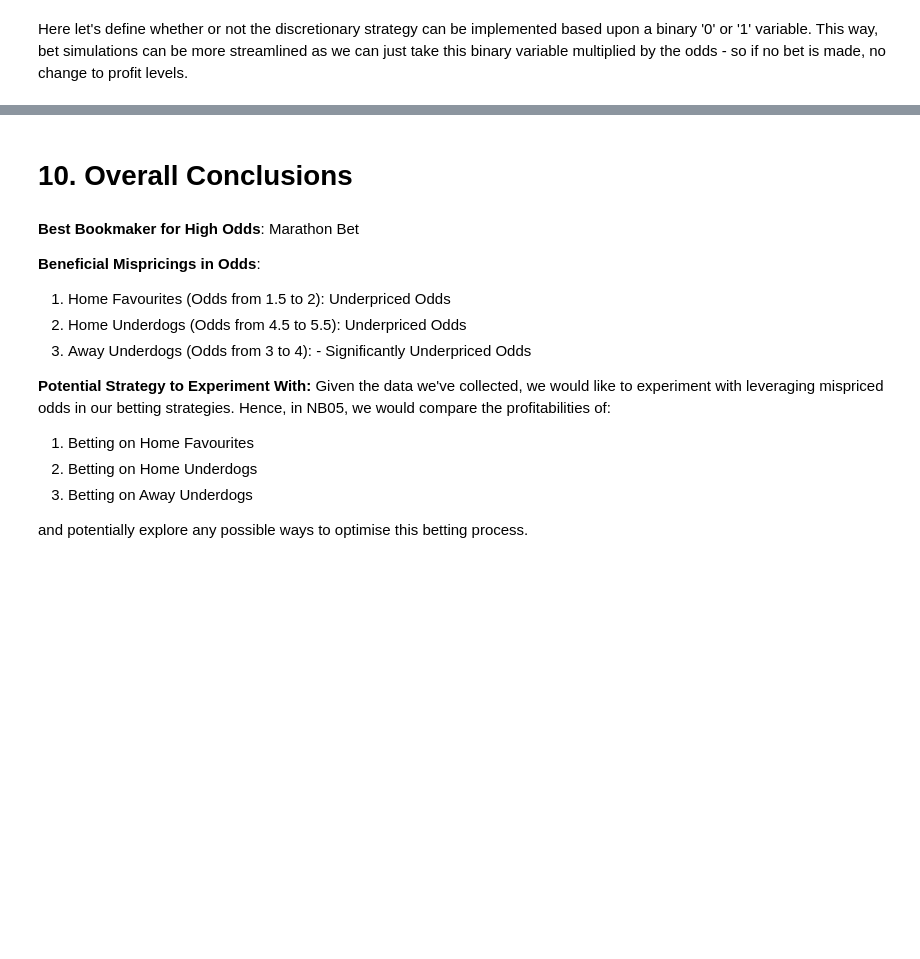
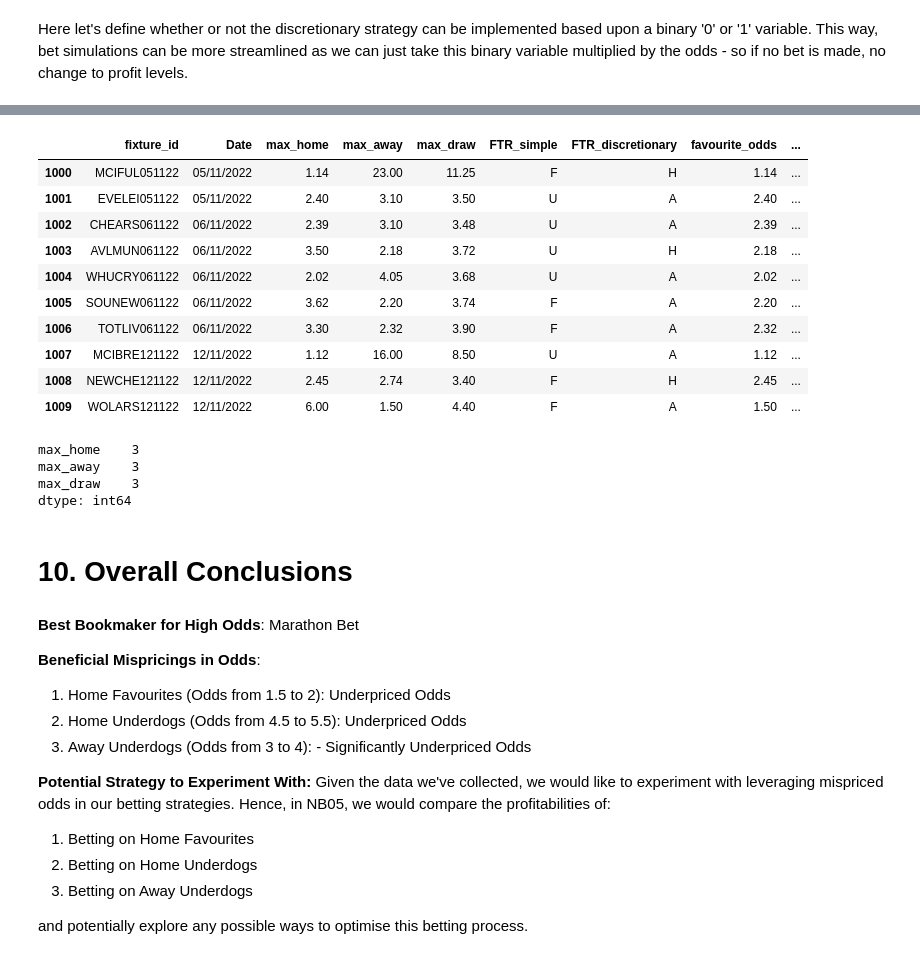
Before and after one commit to thoomkuzhymatthew/EPL_arb_betting, a Jupyter notebook: code/NB03-Simple_Betting_Strategies.ipynb, the cells around one changed output, grey strips where cells are left out. Saved outputs shown, nothing was run; the diff lists cells and outputs as text; code cells hidden in the pictures; blank space fills up the shorter version.

```diff
--- a/code/NB03-Simple_Betting_Strategies.ipynb
+++ b/code/NB03-Simple_Betting_Strategies.ipynb
@@ -631,3 +704,25 @@ Name: count, dtype: int64
+# %%
+backtest_df.iloc[1
+# %% [output]
+|  | fixture_id | Date | max_home | max_away | max_draw | FTR_simple | FTR_discretionary | favourite_odds | ... |
+| 1000 | MCIFUL051122 | 05/11/2022 | 1.14 | 23.00 | 11.25 | F | H | 1.14 | ... |
+| 1001 | EVELEI051122 | 05/11/2022 | 2.40 | 3.10 | 3.50 | U | A | 2.40 | ... |
+| 1002 | CHEARS061122 | 06/11/2022 | 2.39 | 3.10 | 3.48 | U | A | 2.39 | ... |
+| 1003 | AVLMUN061122 | 06/11/2022 | 3.50 | 2.18 | 3.72 | U | H | 2.18 | ... |
+| 1004 | WHUCRY061122 | 06/11/2022 | 2.02 | 4.05 | 3.68 | U | A | 2.02 | ... |
+| 1005 | SOUNEW061122 | 06/11/2022 | 3.62 | 2.20 | 3.74 | F | A | 2.20 | ... |
+| 1006 | TOTLIV061122 | 06/11/2022 | 3.30 | 2.32 | 3.90 | F | A | 2.32 | ... |
+| 1007 | MCIBRE121122 | 12/11/2022 | 1.12 | 16.00 | 8.50 | U | A | 1.12 | ... |
+| 1008 | NEWCHE121122 | 12/11/2022 | 2.45 | 2.74 | 3.40 | F | H | 2.45 | ... |
+| 1009 | WOLARS121122 | 12/11/2022 | 6.00 | 1.50 | 4.40 | F | A | 1.50 | ... |
+# %%
+print(backtest_df[["max_home", "max_away", "max_draw", 'favourite
+                  .isnull().sum())
+# %% [output]
+max_home    3
+max_away    3
+max_draw    3
+dtype: int64
 # %% [markdown]
 # 10. Overall Conclusions
 # %% [markdown]
```
Also changed, not shown: parts of 12 cells of this notebook.
